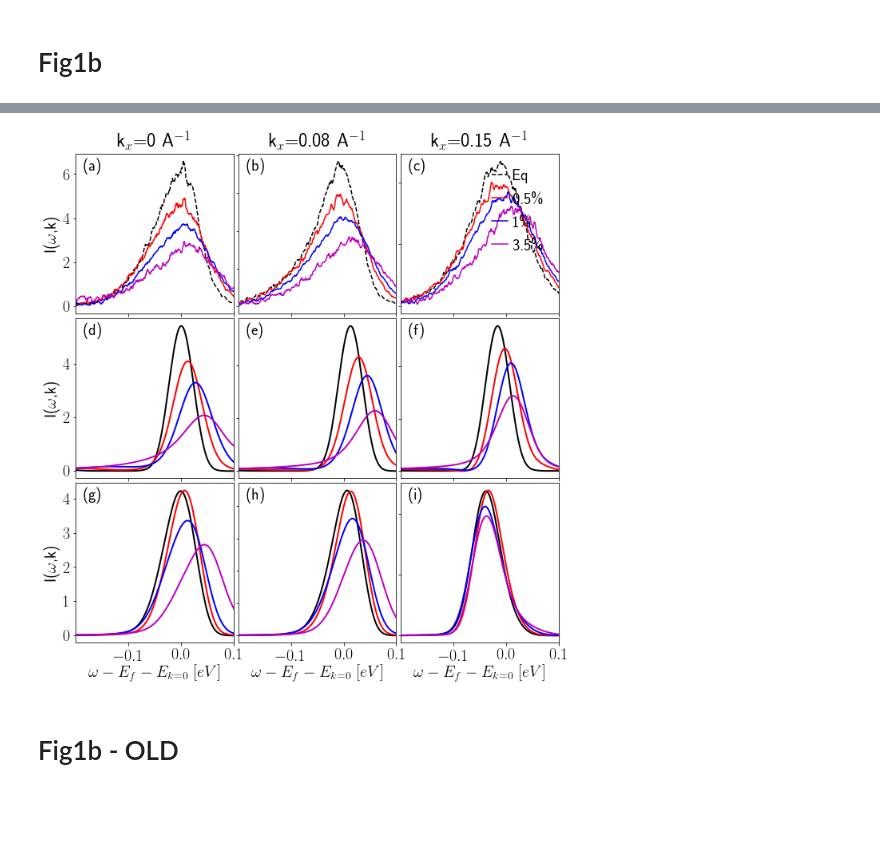
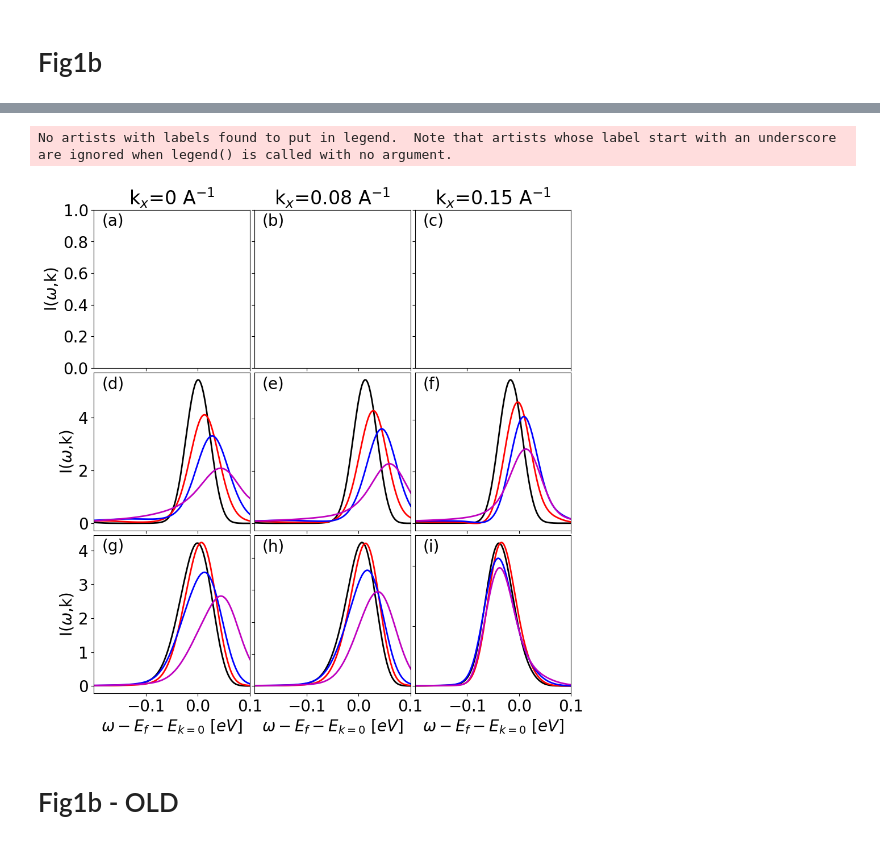
Before and after one commit to dgolez/exciton_2b, a Jupyter notebook: other/fin.ipynb, the cells around one changed output, grey strips where cells are left out. Cells and saved outputs as stored; diff of their text form; code cells hidden in the pictures; blank space fills up the shorter version.

```diff
--- a/other/fin.ipynb
+++ b/other/fin.ipynb
@@ -292,25 +374,26 @@ mpl.rcParams["figure.subplot.left"] = 0.1
 mpl.rcParams["figure.subplot.right"] = 0.94
 mpl.rcParams["figure.subplot.bottom"] = 0.1
 mpl.rcParams["figure.subplot.top"] = 0.92
+mpl.rcParams["text.usetex"] = False
 
 ax0 = plt.subplot(1,1,1)
 
-folder="../abinitio/2bHYB/calc_U0.2_E00.0_om6.0_om00.05_lam1.4_approx3_phonon1_delta-1.0_t00.0_migdal1_nt10_mu0.284127547569_beta10.0_ntau2000_dt0.02_err3e-05_bath0.0_gBATH0.2_omBATH1.0_nk64_mazza0.116/output/"
+folder="/scratch/golez/flatiron/exciton/semiconductor_phonons/2b/vancouver/abinitio/2bHYB/calc_U0.2_E00.0_om6.0_om00.05_lam1.4_approx3_phonon1_delta-1.0_t00.0_migdal1_nt10_mu0.284127547569_beta10.0_ntau2000_dt0.02_err3e-05_bath0.0_gBATH0.2_omBATH1.0_nk64_mazza0.116/output/"
 plot_disper(folder,ax=ax0,color="k",mu=0.2801219667)
 
-folder="../abinitio/2bHYB/calc_U0.2_E00.0_om6.0_om00.05_lam1.4_approx3_phonon1_delta-1.0_t00.0_migdal1_nt4000_mu0.284127547569_beta40.0_ntau2000_dt0.02_err1e-05_bath0.0_gBATH0.2_omBATH1.0_nk64_mazza0.116/output/"
+folder="/scratch/golez/flatiron/exciton/semiconductor_phonons/2b/vancouver/abinitio/2bHYB/calc_U0.2_E00.0_om6.0_om00.05_lam1.4_approx3_phonon1_delta-1.0_t00.0_migdal1_nt4000_mu0.284127547569_beta40.0_ntau2000_dt0.02_err1e-05_bath0.0_gBATH0.2_omBATH1.0_nk64_mazza0.116/output/"
 plot_disper(folder,ax=ax0,color="m",mu=0.2801219667)
 
-folder="../abinitio/2bHYB/calc_U2.8_E00.2_om6.0_om00.05_lam0.1_approx3_phonon1_delta-1.4_t00.0_migdal1_nt4000_mu0.284127547569_beta20.0_ntau2000_dt0.02_err1e-05_bath0.0_gBATH0.2_omBATH1.0_nk64_mazza0.116/output/"
+folder="/scratch/golez/flatiron/exciton/semiconductor_phonons/2b/vancouver/abinitio/2bHYB/calc_U2.8_E00.2_om6.0_om00.05_lam0.1_approx3_phonon1_delta-1.4_t00.0_migdal1_nt4000_mu0.284127547569_beta20.0_ntau2000_dt0.02_err1e-05_bath0.0_gBATH0.2_omBATH1.0_nk64_mazza0.116/output/"
 plot_disper(folder,ax=ax0,color="r",mu=0.284127547569)
 
-folder="../abinitio/2bHYB/calc_U2.8_E00.15_om6.0_om00.05_lam0.1_approx3_phonon1_delta-1.45_t00.0_migdal1_nt4000_mu0.284127547569_beta20.0_ntau2000_dt0.02_err1e-05_bath0.0_gBATH0.2_omBATH1.0_nk64_mazza0.116/output/"
+folder="/scratch/golez/flatiron/exciton/semiconductor_phonons/2b/vancouver/abinitio/2bHYB/calc_U2.8_E00.15_om6.0_om00.05_lam0.1_approx3_phonon1_delta-1.45_t00.0_migdal1_nt4000_mu0.284127547569_beta20.0_ntau2000_dt0.02_err1e-05_bath0.0_gBATH0.2_omBATH1.0_nk64_mazza0.116/output/"
 plot_disper(folder,ax=ax0,color="b",mu=0.284127547569)
 
-folder="../abinitio/2bHYB/calc_U2.8_E00.15_om6.0_om00.05_lam0.1_approx3_phonon1_delta-1.5_t00.0_migdal1_nt4000_mu0.284127547569_beta20.0_ntau2000_dt0.02_err1e-05_bath0.0_gBATH0.2_omBATH1.0_nk64_mazza0.116/output/"
+folder="/scratch/golez/flatiron/exciton/semiconductor_phonons/2b/vancouver/abinitio/2bHYB/calc_U2.8_E00.15_om6.0_om00.05_lam0.1_approx3_phonon1_delta-1.5_t00.0_migdal1_nt4000_mu0.284127547569_beta20.0_ntau2000_dt0.02_err1e-05_bath0.0_gBATH0.2_omBATH1.0_nk64_mazza0.116/output/"
 plot_disper(folder,ax=ax0,color="b",mu=0.284127547569)
 
-folder="../abinitio/2bHYB/calc_U2.8_E00.15_om6.0_om00.05_lam0.1_approx3_phonon1_delta-1.55_t00.0_migdal1_nt4000_mu0.284127547569_beta20.0_ntau2000_dt0.02_err1e-05_bath0.0_gBATH0.2_omBATH1.0_nk64_mazza0.116/output/"
+folder="/scratch/golez/flatiron/exciton/semiconductor_phonons/2b/vancouver/abinitio/2bHYB/calc_U2.8_E00.15_om6.0_om00.05_lam0.1_approx3_phonon1_delta-1.55_t00.0_migdal1_nt4000_mu0.284127547569_beta20.0_ntau2000_dt0.02_err1e-05_bath0.0_gBATH0.2_omBATH1.0_nk64_mazza0.116/output/"
 plot_disper(folder,ax=ax0,color="b",mu=0.284127547569)
 
 ax0.set_xlim([-0.3,0.3])
@@ -320,6 +403,7 @@ ax0.set_ylabel("$\omega~[eV]$")
 ax0.set_title("Eq")
 
 plt.subplots_adjust(wspace = 0.01)
+plt.show()
 #plt.tight_layout()
 # plt.savefig("fin/fig1a.pdf")
 # %% [output]
@@ -379,7 +463,7 @@ mpl.rcParams["figure.subplot.left"] = 0.1
 mpl.rcParams["figure.subplot.right"] = 0.94
 mpl.rcParams["figure.subplot.bottom"] = 0.1
 mpl.rcParams["figure.subplot.top"] = 0.95
-
+mpl.rcParams["text.usetex"] = False
 
 ome = np.linspace(-0.4,0.1,100)
 kpoints=np.array([32,29,26])
@@ -388,7 +472,7 @@ twindow=50.0
 fig, ax = plt.subplots(3, 3,figsize=(10,10))
 
 # Experiment
-energy=np.loadtxt("expVancouver/Energy.txt")
+'''energy=np.loadtxt("expVancouver/Energy.txt")
 datak0_E26=np.loadtxt("expVancouver/EDC_k0_25uJ.txt")
 datak0_E50=np.loadtxt("expVancouver/EDC_k0_50uJNEW.txt")
 datak0_E160=np.loadtxt("expVancouver/EDC_k0_160uJ.txt")
@@ -417,42 +501,39 @@ ax[0,2].plot(energy+0.217-0.01,datak15_E26[-1,:],"r-",label="0.5\%")
 ax[0,2].plot(energy+0.217-0.01-0.005,datak15_E50[-1,:],"b-",label="1\%")
 ax[0,2].plot(energy+0.217-0.01-0.025,datak15_E160[-1,:],"m-",label="3.5\%")
 
-
+'''
 
 for [indxk,k] in enumerate(kpoints):
-    file="../abinitio/2bHYB/calc_U2.8_E00.0_om6.0_om00.05_lam0.1_approx3_phonon1_delta-1.0_t00.0_migdal1_nt4000_mu0.284127547569_beta20.0_ntau2000_dt0.02_err1e-05_bath0.0_gBATH0.2_omBATH1.0_nk64_mazza0.116/output/out_k{}.out".format(k)
+    file="/scratch/golez/flatiron/exciton/semiconductor_phonons/2b/vancouver/abinitio/2bHYB/calc_U2.8_E00.0_om6.0_om00.05_lam0.1_approx3_phonon1_delta-1.0_t00.0_migdal1_nt4000_mu0.284127547569_beta20.0_ntau2000_dt0.02_err1e-05_bath0.0_gBATH0.2_omBATH1.0_nk64_mazza0.116/output/out_k{}.out".format(k)
     [ome,Nw]=get_kslice(file,0.0,twindow)
     ax[1,indxk].plot(ome*0.33+0.12857968732235883,Nw,"k-",lw=2)
-    np.savetxt("data/fig3_U28_Eq_k{}.txt".format(indxk),np.array([ome*0.33+0.12857968732235883,Nw]).T)
+    #np.savetxt("data/fig3_U28_Eq_k{}.txt".format(indxk),np.array([ome*0.33+0.12857968732235883,Nw]).T)
 
     # dn=0.5 %
-    file="../abinitio/2bHYB/calc_U2.8_E00.16_om6.0_om00.05_lam0.1_approx3_phonon1_delta-1.0_t00.0_migdal1_nt4000_mu0.284127547569_beta20.0_ntau2000_dt0.02_err1e-05_bath0.0_gBATH0.2_omBATH1.0_nk64_mazza0.116/output/out_k{}.out".format(k)
+    file="/scratch/golez/flatiron/exciton/semiconductor_phonons/2b/vancouver/abinitio/2bHYB/calc_U2.8_E00.16_om6.0_om00.05_lam0.1_approx3_phonon1_delta-1.0_t00.0_migdal1_nt4000_mu0.284127547569_beta20.0_ntau2000_dt0.02_err1e-05_bath0.0_gBATH0.2_omBATH1.0_nk64_mazza0.116/output/out_k{}.out".format(k)
     [ome,Nw]=get_kslice(file,30.0,twindow)
     ax[1,indxk].plot((ome)*0.33+0.12857968732235883,Nw,"r-",lw=2)
-    np.savetxt("data/fig3_U28_n05_k{}.txt".format(indxk),np.array([ome*0.33+0.12857968732235883,Nw]).T)
+    #np.savetxt("data/fig3_U28_n05_k{}.txt".format(indxk),np.array([ome*0.33+0.12857968732235883,Nw]).T)
 
     # dn=1 %
-    file="../abinitio/2bHYB/calc_U2.8_E00.22_om6.0_om00.05_lam0.1_approx3_phonon1_delta-1.0_t00.0_migdal1_nt4000_mu0.284127547569_beta17.0_ntau2000_dt0.02_err1e-05_bath0.0_gBATH0.2_omBATH1.0_nk64_mazza0.116/output/out_k{}.out".format(k)
+    file="/scratch/golez/flatiron/exciton/semiconductor_phonons/2b/vancouver/abinitio/2bHYB/calc_U2.8_E00.22_om6.0_om00.05_lam0.1_approx3_phonon1_delta-1.0_t00.0_migdal1_nt4000_mu0.284127547569_beta17.0_ntau2000_dt0.02_err1e-05_bath0.0_gBATH0.2_omBATH1.0_nk64_mazza0.116/output/out_k{}.out".format(k)
     [ome,Nw]=get_kslice(file,30.0,twindow)
     ax[1,indxk].plot((ome)*0.33+0.12650582139780464,Nw,"b-",lw=2)
     omP=np.flip((ome)*0.33)
     NwP=np.flip(Nw)
-    np.savetxt("data/fig3_U28_n1_k{}.txt".format(indxk),np.array([ome*0.33+0.12650582139780464,Nw]).T)
+    #np.savetxt("data/fig3_U28_n1_k{}.txt".format(indxk),np.array([ome*0.33+0.12650582139780464,Nw]).T)
 
     # dn=3.5 %
-    file="../abinitio/2bHYB/calc_U2.8_E00.33_om6.0_om00.05_lam0.1_approx3_phonon1_delta-1.0_t00.0_migdal1_nt4000_mu0.284127547569_beta10.0_ntau2000_dt0.02_err1e-05_bath0.0_gBATH0.2_omBATH1.0_nk64_mazza0.116/output/out_k{}.out".format(k)
+    file="/scratch/golez/flatiron/exciton/semiconductor_phonons/2b/vancouver/abinitio/2bHYB/calc_U2.8_E00.33_om6.0_om00.05_lam0.1_approx3_phonon1_delta-1.0_t00.0_migdal1_nt4000_mu0.284127547569_beta10.0_ntau2000_dt0.02_err1e-05_bath0.0_gBATH0.2_omBATH1.0_nk64_mazza0.116/output/out_k{}.out".format(k)
     [ome,Nw]=get_kslice(file,30.0,twindow)
     ax[1,indxk].plot((ome)*0.33+0.1099,Nw,"m-",lw=2)
     omP=np.flip((ome)*0.33)
     NwP=np.flip(Nw)
-    np.savetxt("data/fig3_U28_n35_k{}.txt".format(indxk),np.array([(ome)*0.33+0.1099,Nw]).T)
-
-
-
+    #np.savetxt("data/fig3_U28_n35_k{}.txt".format(indxk),np.array([(ome)*0.33+0.1099,Nw]).T)
 
 # Lattice
 for [indxk,k] in enumerate(kpoints):
-    file="../abinitio/2bHYB/calc_U0.4_E00.0_om6.0_om00.05_lam1.3_approx3_phonon1_delta-1.0_t00.0_migdal1_nt4000_mu0.284127547569_beta50.0_ntau2000_dt0.02_err1e-05_bath0.0_gBATH0.2_omBATH1.0_nk64_mazza0.116/output/out_k{}.out".format(k)
+    file="/scratch/golez/flatiron/exciton/semiconductor_phonons/2b/vancouver/abinitio/2bHYB/calc_U0.4_E00.0_om6.0_om00.05_lam1.3_approx3_phonon1_delta-1.0_t00.0_migdal1_nt4000_mu0.284127547569_beta50.0_ntau2000_dt0.02_err1e-05_bath0.0_gBATH0.2_omBATH1.0_nk64_mazza0.116/output/out_k{}.out".format(k)
     print(file)
     [ome,Nw]=get_kslice(file,0.0,twindow)
     ax[2,indxk].plot((ome)*0.33+0.1389490,Nw,"k-",lw=2,label="Eq")
@@ -460,49 +541,48 @@ for [indxk,k] in enumerate(kpoints):
     print(simps(y,x))
     omP=np.flip((ome)*0.33)
     NwP=np.flip(Nw)
-    np.savetxt("data/fig3_U04_Eq_k{}.txt".format(indxk),np.array([(ome)*0.33+0.1389490,Nw]).T)
+    #np.savetxt("data/fig3_U04_Eq_k{}.txt".format(indxk),np.array([(ome)*0.33+0.1389490,Nw]).T)
 
     # 0.5 %
-    file="../abinitio/2bHYB/calc_U0.4_E00.45_om6.0_om00.05_lam1.3_approx3_phonon1_delta-1.0_t00.0_migdal1_nt4000_mu0.284127547569_beta50.0_ntau2000_dt0.02_err1e-05_bath0.0_gBATH0.2_omBATH1.0_nk64_mazza0.116/output/out_k{}.out".format(k)
+    file="/scratch/golez/flatiron/exciton/semiconductor_phonons/2b/vancouver/abinitio/2bHYB/calc_U0.4_E00.45_om6.0_om00.05_lam1.3_approx3_phonon1_delta-1.0_t00.0_migdal1_nt4000_mu0.284127547569_beta50.0_ntau2000_dt0.02_err1e-05_bath0.0_gBATH0.2_omBATH1.0_nk64_mazza0.116/output/out_k{}.out".format(k)
     [ome,Nw]=get_kslice(file,30.0,twindow)
     ax[2,indxk].plot((ome)*0.33+0.1389490,Nw,"r-",lw=2,label="Eq")
     [x,y]=get_range((ome)*0.33,Nw,-2,0)
     print(simps(y,x))
     omP=np.flip((ome)*0.33)
     NwP=np.flip(Nw)
-    np.savetxt("data/fig3_U04_n05_k{}.txt".format(indxk),np.array([(ome)*0.33+0.1389490,Nw]).T)
+    # np.savetxt("data/fig3_U04_n05_k{}.txt".format(indxk),np.array([(ome)*0.33+0.1389490,Nw]).T)
 
     # 1.0 %
-    file="../abinitio/2bHYB/calc_U0.4_E00.6_om6.0_om00.05_lam1.3_approx3_phonon1_delta-1.0_t00.0_migdal1_nt4000_mu0.284127547569_beta20.0_ntau2000_dt0.02_err1e-05_bath0.0_gBATH0.2_omBATH1.0_nk64_mazza0.116/output/out_k{}.out".format(k)
+    file="/scratch/golez/flatiron/exciton/semiconductor_phonons/2b/vancouver/abinitio/2bHYB/calc_U0.4_E00.6_om6.0_om00.05_lam1.3_approx3_phonon1_delta-1.0_t00.0_migdal1_nt4000_mu0.284127547569_beta20.0_ntau2000_dt0.02_err1e-05_bath0.0_gBATH0.2_omBATH1.0_nk64_mazza0.116/output/out_k{}.out".format(k)
     [ome,Nw]=get_kslice(file,30.0,twindow)
     ax[2,indxk].plot((ome)*0.33+0.1306535,Nw,"b-",lw=2,label="Eq")
     [x,y]=get_range((ome)*0.33,Nw,-2,0)
     print(simps(y,x))
     omP=np.flip((ome)*0.33)
     NwP=np.flip(Nw)
-    np.savetxt("data/fig3_U04_n1_k{}.txt".format(indxk),np.array([(ome)*0.33+0.1306535,Nw]).T)
+    #np.savetxt("data/fig3_U04_n1_k{}.txt".format(indxk),np.array([(ome)*0.33+0.1306535,Nw]).T)
 
 #     # 3.5 %
-    file="../abinitio/2bHYB/calc_U0.4_E01.2_om6.0_om00.05_lam1.3_approx3_phonon1_delta-1.0_t00.0_migdal1_nt4000_mu0.284127547569_beta13.0_ntau2000_dt0.02_err1e-05_bath0.0_gBATH0.2_omBATH1.0_nk64_mazza0.116/output/out_k{}.out".format(k)
+    file="/scratch/golez/flatiron/exciton/semiconductor_phonons/2b/vancouver/abinitio/2bHYB/calc_U0.4_E01.2_om6.0_om00.05_lam1.3_approx3_phonon1_delta-1.0_t00.0_migdal1_nt4000_mu0.284127547569_beta13.0_ntau2000_dt0.02_err1e-05_bath0.0_gBATH0.2_omBATH1.0_nk64_mazza0.116/output/out_k{}.out".format(k)
     [ome,Nw]=get_kslice(file,30.0,twindow)
     ax[2,indxk].plot((ome)*0.33+0.1161364917,Nw,"m-",lw=2,label="Eq")
     [x,y]=get_range((ome)*0.33,Nw,-2,0)
     omP=np.flip((ome)*0.33)
     NwP=np.flip(Nw)
-    np.savetxt("data/fig3_U04_n35_k{}.txt".format(indxk),np.array([(ome)*0.33+0.1161364917,Nw]).T)
+    #np.savetxt("data/fig3_U04_n35_k{}.txt".format(indxk),np.array([(ome)*0.33+0.1161364917,Nw]).T)
 
+ax[0,0].set_xlim(-0.2,0.1)
+ax[0,1].set_xlim(-0.2,0.1)
+ax[0,2].set_xlim(-0.2,0.1)
 
-ax[0,0].set_xlim(-0.2,0.0)
-ax[0,1].set_xlim(-0.2,0.0)
-ax[0,2].set_xlim(-0.2,0.0)
+ax[1,0].set_xlim(-0.2,0.1)
+ax[1,1].set_xlim(-0.2,0.1)
+ax[1,2].set_xlim(-0.2,0.1)
 
-ax[1,0].set_xlim(-0.2,0.0)
-ax[1,1].set_xlim(-0.2,0.0)
-ax[1,2].set_xlim(-0.2,0.0)
-
-ax[2,0].set_xlim(-0.2,0.0)
-ax[2,1].set_xlim(-0.2,0.0)
-ax[2,2].set_xlim(-0.2,0.0)
+ax[2,0].set_xlim(-0.2,0.1)
+ax[2,1].set_xlim(-0.2,0.1)
+ax[2,2].set_xlim(-0.2,0.1)
 
 ax[0,0].set_xticks(np.array([-0.1,0.0,0.1]))
 ax[0,1].set_xticks(np.array([-0.1,0.0,0.1]))
@@ -558,5 +638,6 @@ ax[2,2].text(0.05,0.9,"(i)",transform=ax[2,2].transAxes)
 ax[0,2].legend(loc=1,frameon=False,handlelength=1,handletextpad=0.3)
 
 plt.subplots_adjust(wspace = 0.03,hspace=0.03)
-plt.savefig("fin/fig3.pdf")
+plt.show()
+#plt.savefig("fin/fig3.pdf")
 # %% [output]
@@ -575,4 +656,5 @@ plt.savefig("fin/fig3.pdf")
+No artists with labels found to put in legend.  Note that artists whose label start with an underscore are ignored when legend() is called with no argument.
-[figure, old version]
+[figure, new version]
 # %% [markdown]
 # Fig1b - OLD
 # %%
```
Also changed, not shown: parts of 6 cells of this notebook, 4 other files.
